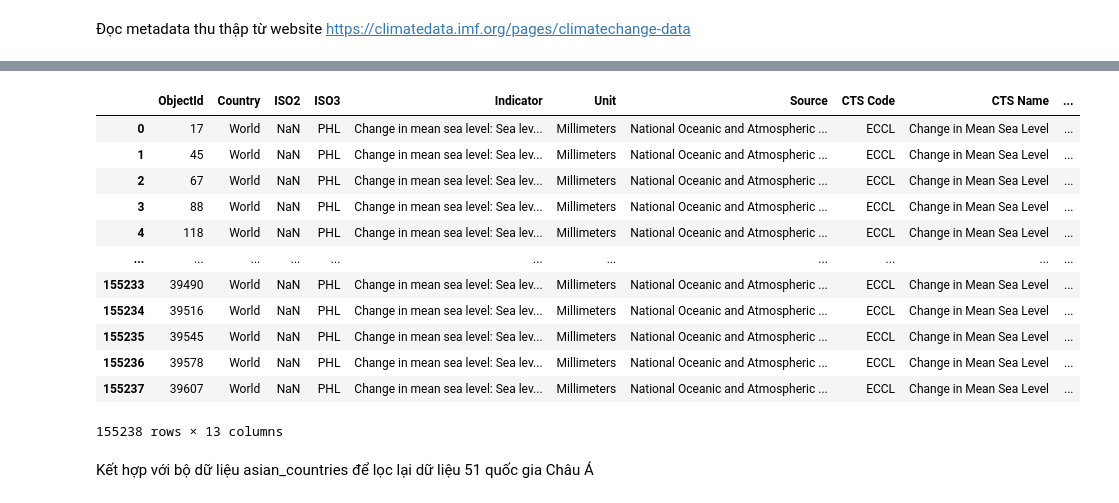
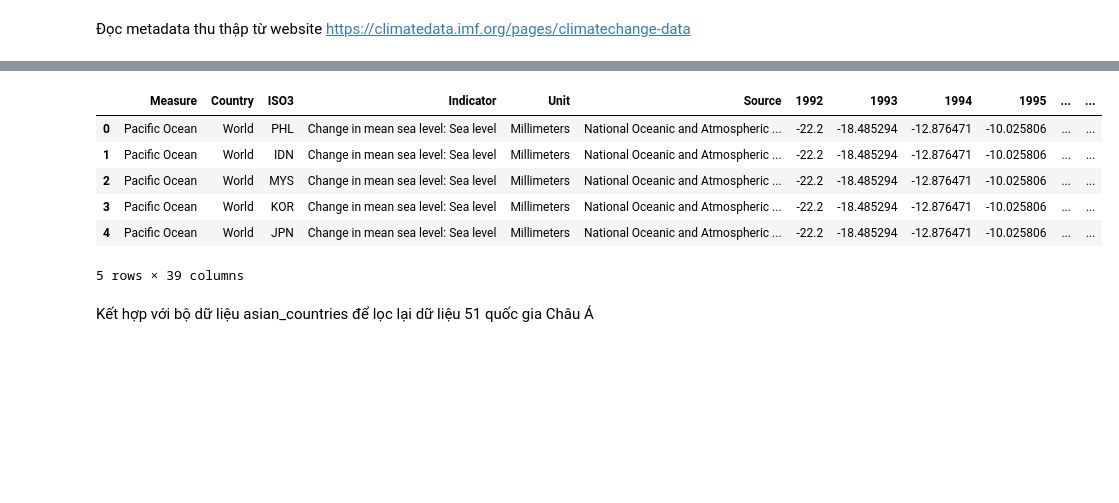
Before and after one commit to thienphucle/DS105.P11_Data_Analysis_And_Visualization, a Jupyter notebook: PreProces/preprocess_MSL.ipynb, the cells around one changed output, grey strips where cells are left out. Drawn from its saved outputs; the diff is of its cells as text; code cells hidden in the pictures; blank space fills up the shorter version.

Commit message:
change_in_mean_sea_level.csv

```diff
--- a/PreProces/preprocess_MSL.ipynb
+++ b/PreProces/preprocess_MSL.ipynb
@@ -24,0 +206,20 @@ msl
+# %%
+msl['Date'] = msl['Date'].astype(str)
+# Xóa ký tự 'D' trong cột 'Date' và chuyển đổi sang định dạng datetime
+msl['Date'] = msl['Date'].str.replace('D', '', regex=False)
+msl['Date'] = pd.to_datetime(msl['Date'], format='%m/%d/%Y', errors='coerce')
+msl['Year'] = msl['Date'].dt.year
+
+# Pivot dữ liệu để chuyển các giá trị 'Year' thành cột và lấy giá trị trung bình theo 'Measure' và 'Year'
+data_pivoted = msl.pivot_table(index=['Measure'], columns='Year', values='Value', aggfunc='mean')
+data_pivoted = data_pivoted.reset_index()
+
+# Lấy các cột bổ sung từ dữ liệu gốc và thêm vào dữ liệu đã pivot
+additional_columns = msl[['Measure', 'Country', 'ISO3', 'Indicator', 'Unit', 'Source']].drop_duplicates()
+data_complete = pd.merge(additional_columns, data_pivoted, on='Measure', how='right')
+
+# Đổi cột 'Indicator' thành một giá trị duy nhất và xóa các hàng trùng lặp
+data_complete['Indicator'] = 'Change in mean sea level: Sea level'
+data_unique = data_complete.drop_duplicates(subset=['Measure', 'Country', 'ISO3', 'Indicator', 'Unit', 'Source'])
+
+data_unique.head()
@@ -56,24 +286,18 @@ def create_sample_rows(df, data):
     return new_df
 # %%
 # Cập nhật DataFrame với quốc gia mới
-df_updated = create_sample_rows(msl, data)
+df_updated = create_sample_rows(data_unique, data)
 # %%
 # In kết quả
-df_updated
+df_updated.head()
 # %% [output]
-|  | ObjectId | Country | ISO2 | ISO3 | Indicator | Unit | Source | CTS Code | CTS Name | ... |
-| 0 | 17 | World | NaN | PHL | Change in mean sea level: Sea lev... | Millimeters | National Oceanic and Atmospheric ... | ECCL | Change in Mean Sea Level | ... |
-| 1 | 45 | World | NaN | PHL | Change in mean sea level: Sea lev... | Millimeters | National Oceanic and Atmospheric ... | ECCL | Change in Mean Sea Level | ... |
-| 2 | 67 | World | NaN | PHL | Change in mean sea level: Sea lev... | Millimeters | National Oceanic and Atmospheric ... | ECCL | Change in Mean Sea Level | ... |
-| 3 | 88 | World | NaN | PHL | Change in mean sea level: Sea lev... | Millimeters | National Oceanic and Atmospheric ... | ECCL | Change in Mean Sea Level | ... |
-| 4 | 118 | World | NaN | PHL | Change in mean sea level: Sea lev... | Millimeters | National Oceanic and Atmospheric ... | ECCL | Change in Mean Sea Level | ... |
-| ... | ... | ... | ... | ... | ... | ... | ... | ... | ... | ... |
-| 155233 | 39490 | World | NaN | PHL | Change in mean sea level: Sea lev... | Millimeters | National Oceanic and Atmospheric ... | ECCL | Change in Mean Sea Level | ... |
-| 155234 | 39516 | World | NaN | PHL | Change in mean sea level: Sea lev... | Millimeters | National Oceanic and Atmospheric ... | ECCL | Change in Mean Sea Level | ... |
-| 155235 | 39545 | World | NaN | PHL | Change in mean sea level: Sea lev... | Millimeters | National Oceanic and Atmospheric ... | ECCL | Change in Mean Sea Level | ... |
-| 155236 | 39578 | World | NaN | PHL | Change in mean sea level: Sea lev... | Millimeters | National Oceanic and Atmospheric ... | ECCL | Change in Mean Sea Level | ... |
-| 155237 | 39607 | World | NaN | PHL | Change in mean sea level: Sea lev... | Millimeters | National Oceanic and Atmospheric ... | ECCL | Change in Mean Sea Level | ... |
+|  | Measure | Country | ISO3 | Indicator | Unit | Source | 1992 | 1993 | 1994 | 1995 | ... | ... |
+| 0 | Pacific Ocean | World | PHL | Change in mean sea level: Sea level | Millimeters | National Oceanic and Atmospheric ... | -22.2 | -18.485294 | -12.876471 | -10.025806 | ... | ... |
+| 1 | Pacific Ocean | World | IDN | Change in mean sea level: Sea level | Millimeters | National Oceanic and Atmospheric ... | -22.2 | -18.485294 | -12.876471 | -10.025806 | ... | ... |
+| 2 | Pacific Ocean | World | MYS | Change in mean sea level: Sea level | Millimeters | National Oceanic and Atmospheric ... | -22.2 | -18.485294 | -12.876471 | -10.025806 | ... | ... |
+| 3 | Pacific Ocean | World | KOR | Change in mean sea level: Sea level | Millimeters | National Oceanic and Atmospheric ... | -22.2 | -18.485294 | -12.876471 | -10.025806 | ... | ... |
+| 4 | Pacific Ocean | World | JPN | Change in mean sea level: Sea level | Millimeters | National Oceanic and Atmospheric ... | -22.2 | -18.485294 | -12.876471 | -10.025806 | ... | ... |
-155238 rows × 13 columns
+5 rows × 39 columns
 # %% [markdown]
 Kết hợp với bộ dữ liệu asian_countries để lọc lại dữ liệu 51 quốc gia Châu Á
 # %%
```
Also changed, not shown: parts of 45 cells of this notebook, 1 other file.
